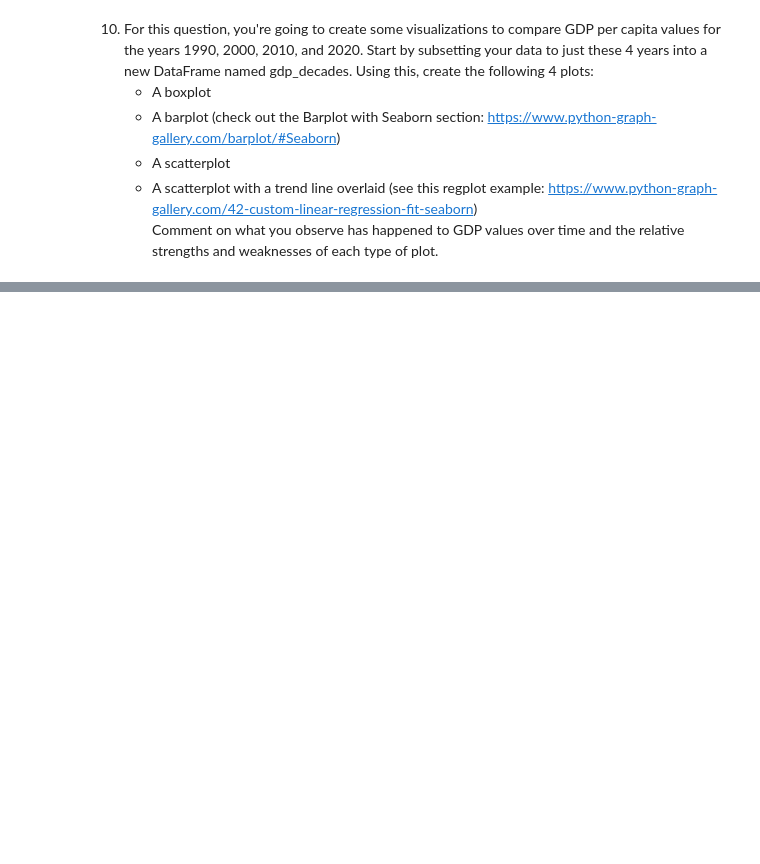
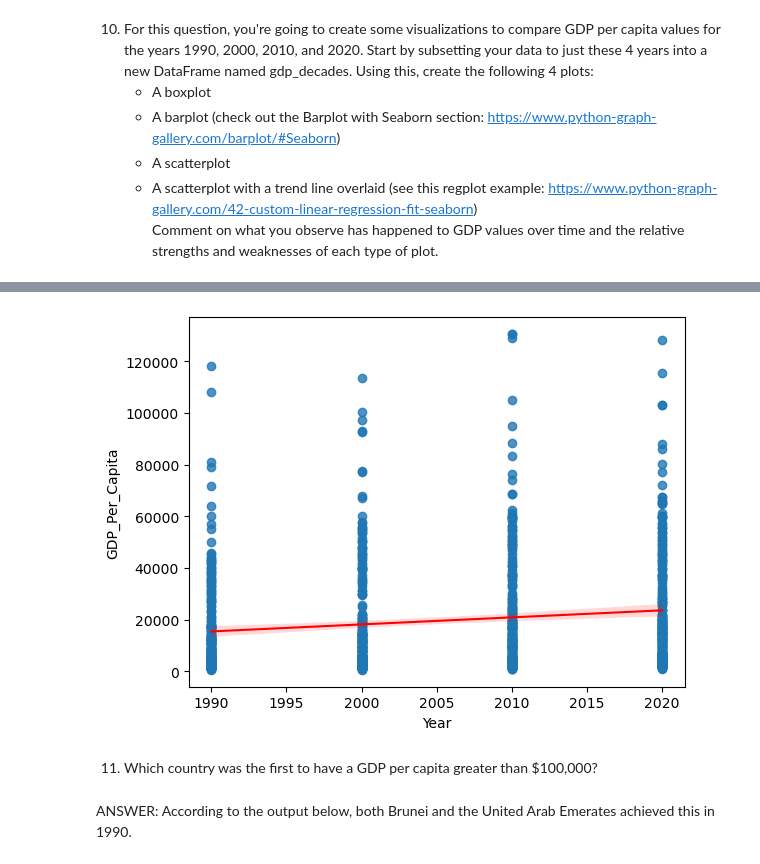
Before and after one commit to NSS-Data-Analytics-Cohort-14/gdp-and-internet-usage-ekimshaf, a Jupyter notebook: notebooks/gdp_internet_usage.ipynb, the cells around one changed output, grey strips where cells are left out. Cells and saved outputs as stored; diff of their text form; code cells hidden in the pictures; blank space fills up the shorter version.

```diff
--- a/notebooks/gdp_internet_usage.ipynb
+++ b/notebooks/gdp_internet_usage.ipynb
@@ -210,0 +245,13 @@ SyntaxError: invalid syntax (3281108034.py, line 3)
+# %%
+## scatterplot w/regression line
+sns.regplot(
+    x=gdp_decades['Year'],
+    y=gdp_decades['GDP_Per_Capita'],
+    line_kws={"color": "red", "linewidth": 1.5})
+plt.show()
+# %% [output]
+[figure, added]
+# %% [markdown]
+11. Which country was the first to have a GDP per capita greater than $100,000?
+# %% [markdown]
+ANSWER: According to the output below, both Brunei and the United Arab Emerates achieved this in 1990.
```
Also changed, not shown: parts of 11 cells of this notebook.
